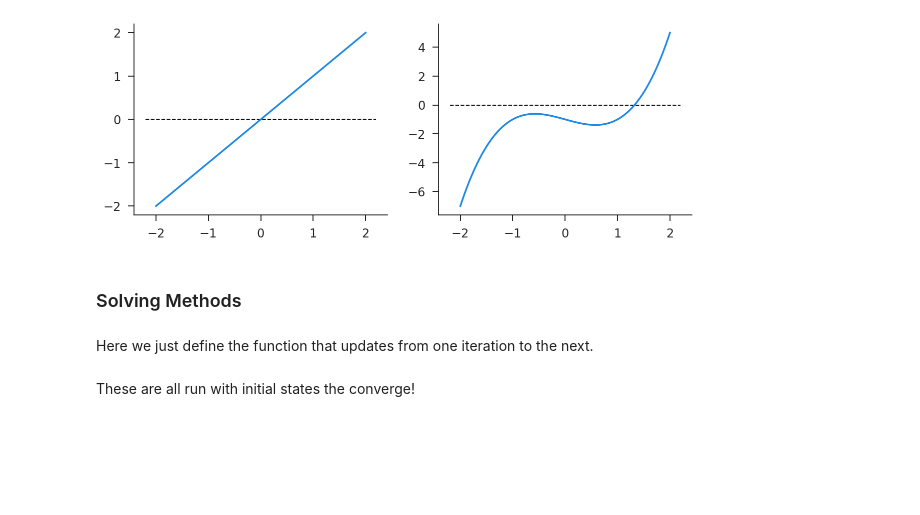
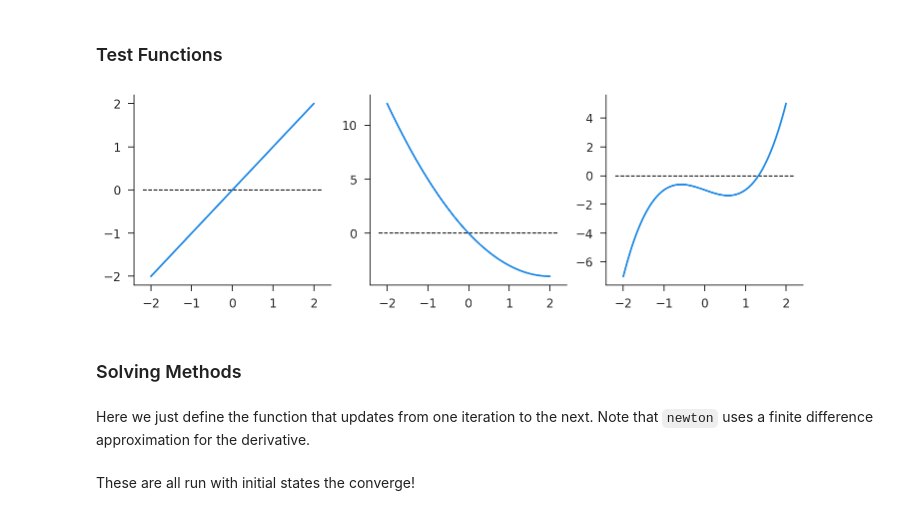
Before and after one commit to iamlemec/grad_code, a Jupyter notebook: lecture_1.ipynb, the cells around one changed output. Saved outputs shown, nothing was run; the diff lists cells and outputs as text; code cells hidden in the pictures; blank space fills up the shorter version.

```diff
--- a/lecture_1.ipynb
+++ b/lecture_1.ipynb
@@ -48,21 +17,27 @@ def analyze_solve(solver, func, state, xlim, K=100, eps=1e-8, ax=None):
 # %%
 xlim = -2, 2
+# %% [markdown]
+### Test Functions
 # %%
 def linear(x):
     return x
+# %%
+def quadratic(x):
+    return x**2 - 4*x
 # %%
-def nonlinear(x):
+def cubic(x):
     return x**3 - x - 1
 # %%
-fig, axs = plt.subplots(ncols=2, figsize=(10, 3.5))
-plot(linear, *xlim, ax=axs[0])
-plot(nonlinear, *xlim, ax=axs[1])
+fig, axs = plt.subplots(ncols=3, figsize=(12, 3.5))
+viz.plot(linear, *xlim, ax=axs[0])
+viz.plot(quadratic, *xlim, ax=axs[1])
+viz.plot(cubic, *xlim, ax=axs[2])
 # %% [output]
-[figure, old version]
+[figure, new version]
 # %% [markdown]
 ### Solving Methods
 # %% [markdown]
-Here we just define the function that updates from one iteration to the next.
+Here we just define the function that updates from one iteration to the next. Note that `newton` uses a finite difference approximation for the derivative.
 # %%
 def bisect(f, ab):
     a, b = ab
```
Also changed, not shown: parts of 11 cells of this notebook, 3 other files.
